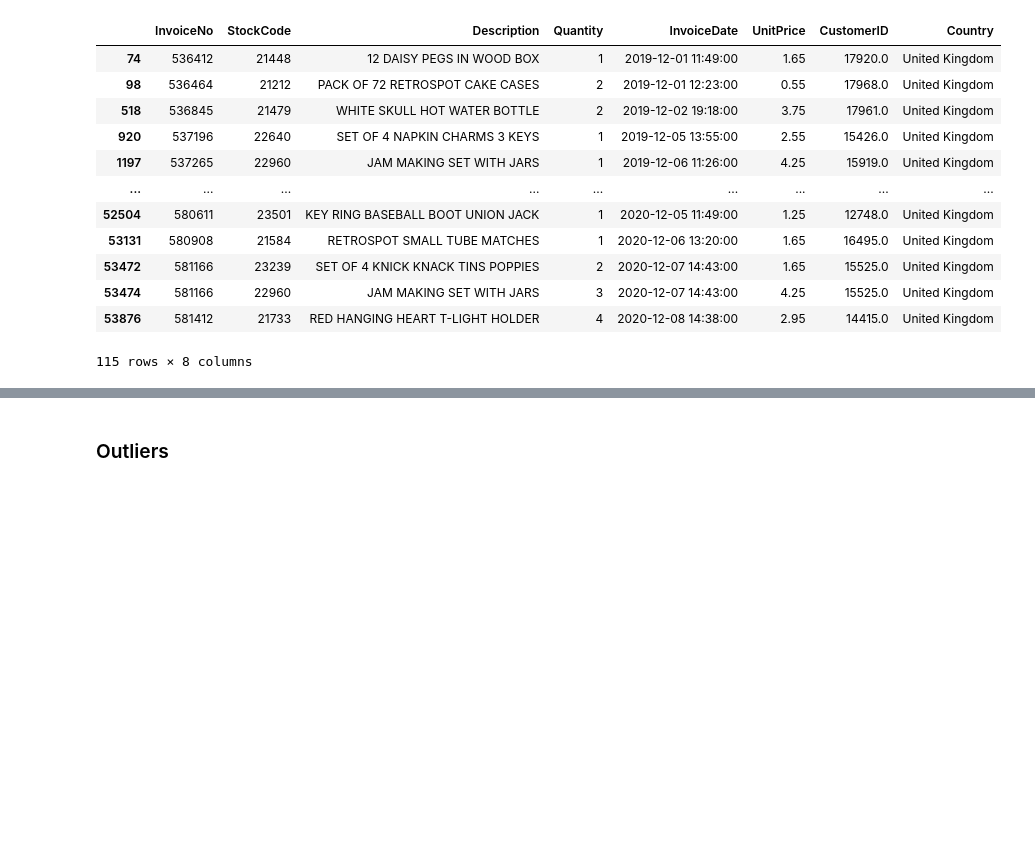
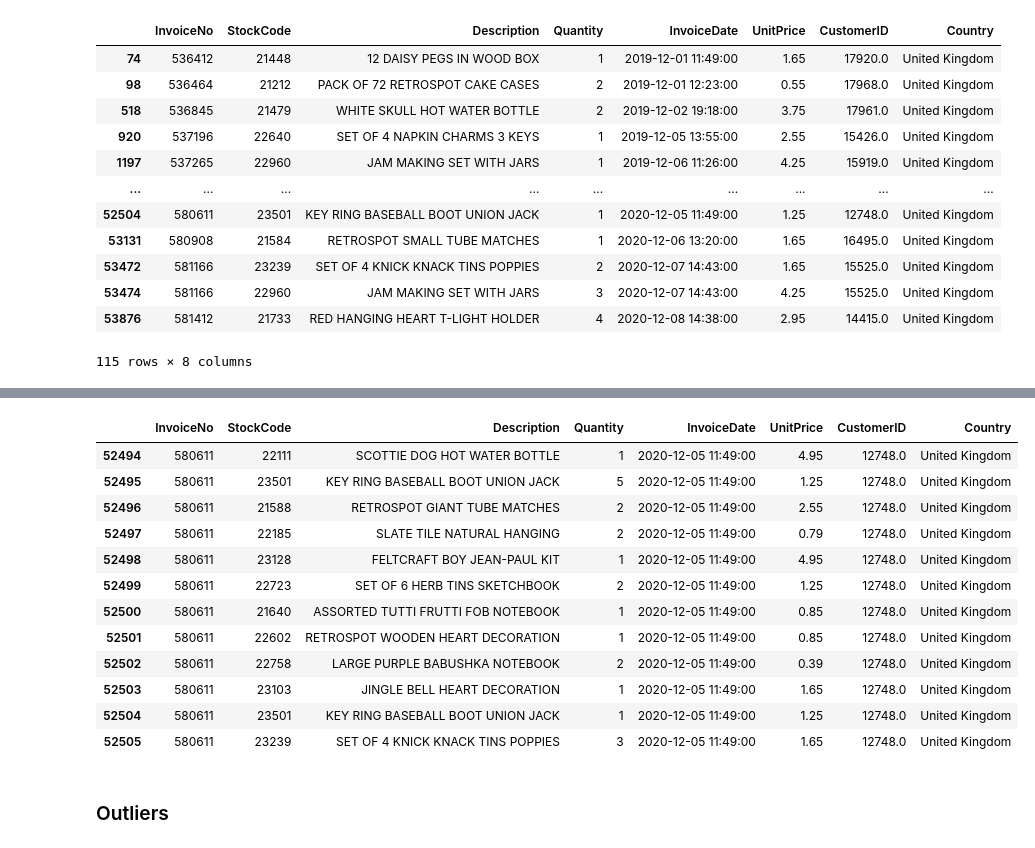
Before and after one commit to BaakhOfficial/Business-Data-Analysis-Report, a Jupyter notebook: Untitled-1.ipynb, the cells around one changed output, grey strips where cells are left out. Saved outputs shown, nothing was run; the diff lists cells and outputs as text; code cells hidden in the pictures; blank space fills up the shorter version.

```diff
--- a/Untitled-1.ipynb
+++ b/Untitled-1.ipynb
@@ -93,3 +125,19 @@ Even combination of InvoiceNo and StockCode is not unique as we can see. We will
+# %%
+df.loc[df['InvoiceNo'] == 580611]
+# %% [output]
+|  | InvoiceNo | StockCode | Description | Quantity | InvoiceDate | UnitPrice | CustomerID | Country |
+| 52494 | 580611 | 22111 | SCOTTIE DOG HOT WATER BOTTLE | 1 | 2020-12-05 11:49:00 | 4.95 | 12748.0 | United Kingdom |
+| 52495 | 580611 | 23501 | KEY RING BASEBALL BOOT UNION JACK | 5 | 2020-12-05 11:49:00 | 1.25 | 12748.0 | United Kingdom |
+| 52496 | 580611 | 21588 | RETROSPOT GIANT TUBE MATCHES | 2 | 2020-12-05 11:49:00 | 2.55 | 12748.0 | United Kingdom |
+| 52497 | 580611 | 22185 | SLATE TILE NATURAL HANGING | 2 | 2020-12-05 11:49:00 | 0.79 | 12748.0 | United Kingdom |
+| 52498 | 580611 | 23128 | FELTCRAFT BOY JEAN-PAUL KIT | 1 | 2020-12-05 11:49:00 | 4.95 | 12748.0 | United Kingdom |
+| 52499 | 580611 | 22723 | SET OF 6 HERB TINS SKETCHBOOK | 2 | 2020-12-05 11:49:00 | 1.25 | 12748.0 | United Kingdom |
+| 52500 | 580611 | 21640 | ASSORTED TUTTI FRUTTI FOB NOTEBOOK | 1 | 2020-12-05 11:49:00 | 0.85 | 12748.0 | United Kingdom |
+| 52501 | 580611 | 22602 | RETROSPOT WOODEN HEART DECORATION | 1 | 2020-12-05 11:49:00 | 0.85 | 12748.0 | United Kingdom |
+| 52502 | 580611 | 22758 | LARGE PURPLE BABUSHKA NOTEBOOK | 2 | 2020-12-05 11:49:00 | 0.39 | 12748.0 | United Kingdom |
+| 52503 | 580611 | 23103 | JINGLE BELL HEART DECORATION | 1 | 2020-12-05 11:49:00 | 1.65 | 12748.0 | United Kingdom |
+| 52504 | 580611 | 23501 | KEY RING BASEBALL BOOT UNION JACK | 1 | 2020-12-05 11:49:00 | 1.25 | 12748.0 | United Kingdom |
+| 52505 | 580611 | 23239 | SET OF 4 KNICK KNACK TINS POPPIES | 3 | 2020-12-05 11:49:00 | 1.65 | 12748.0 | United Kingdom |
 # %% [markdown]
 ### Outliers
 # %%
```
Also changed, not shown: parts of 19 cells of this notebook, 1 other file.
